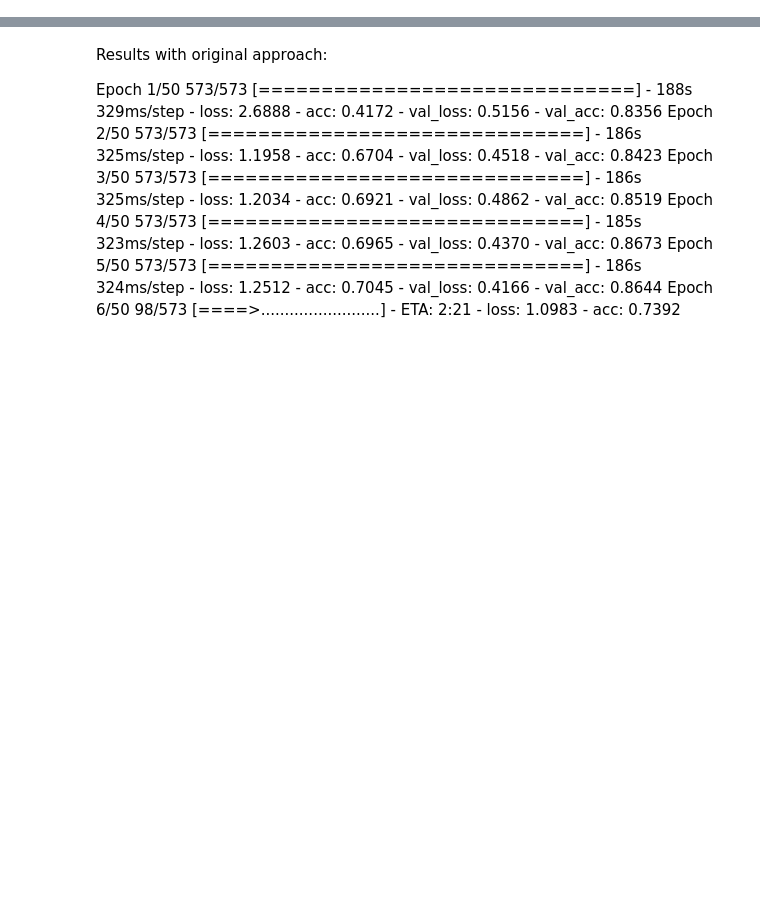
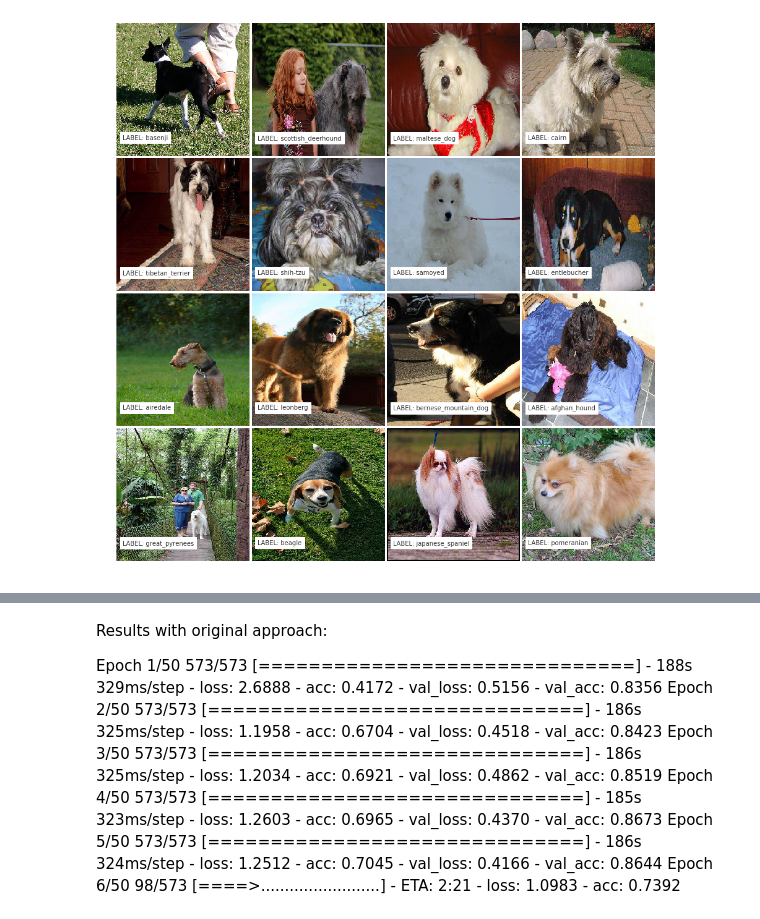
Before and after one commit to DeepBodapati/Kaggle_Dog_Breeds, a Jupyter notebook: Xception_fine_tuning.ipynb, the cells around one changed output, grey strips where cells are left out. Drawn from its saved outputs; the diff is of its cells as text; code cells hidden in the pictures; blank space fills up the shorter version.

```diff
--- a/Xception_fine_tuning.ipynb
+++ b/Xception_fine_tuning.ipynb
@@ -21,11 +19,14 @@ print("Number of samples: {}".format(len(listdir(join(data_dir, 'train')))))
 # %%
-from sklearn.preprocessing import LabelEncoder
-label_enc = LabelEncoder()
+selected_breed_list = list(labels.groupby('breed').count().sort_values(by='id', ascending=False).head(NUM_CLASSES).index)
+labels = labels[labels['breed'].isin(selected_breed_list)]
+labels['target'] = 1
+labels['rank'] = labels.groupby('breed').rank()['id']
+labels_pivot = labels.pivot('id', 'breed', 'target').reset_index().fillna(0)
 np.random.seed(seed=SEED)
 rnd = np.random.random(len(labels))
-train_idx = rnd < 0.9
-valid_idx = rnd >= 0.9
-y_train = label_enc.fit_transform(labels["breed"].values)
+train_idx = rnd < 0.8
+valid_idx = rnd >= 0.8
+y_train = labels_pivot[selected_breed_list].values
 ytr = y_train[train_idx]
 yv = y_train[valid_idx]
 # %%
@@ -46,19 +49,20 @@ def read_img(img_id, train_or_test, size):
-# %%
-import matplotlib.pyplot as plt
-%matplotlib inline
-
-def show_img(img, label, ax):
-    ax.imshow(img / 255.)
-    ax.text(10, 200, 'LABEL: {}'.format(label), color='k', backgroundcolor='w', alpha=0.8)
-    ax.axis('off')
-
-
-fig = plt.figure(1, figsize=(16, 16))
-grid = ImageGrid(fig, 111, nrows_ncols=(3, 3), axes_pad=0.05)
-for i, idx in enumerate(np.random.choice(list(range(len(labels))), size=9)):
-    ax = grid[i]
-    show_img(read_img(labels['id'][idx], "train", (299, 299)), label=labels['breed'][idx], ax=ax)
-plt.show()
+# %%
+import matplotlib.pyplot as plt
+%matplotlib inline
+
+j = int(np.sqrt(NUM_CLASSES))
+i = int(np.ceil(1. * NUM_CLASSES / j))
+fig = plt.figure(1, figsize=(16, 16))
+grid = ImageGrid(fig, 111, nrows_ncols=(i, j), axes_pad=0.05)
+for i, (img_id, breed) in enumerate(labels.loc[labels['rank'] == 1, ['id', 'breed']].values):
+    ax = grid[i]
+    img = read_img(img_id, 'train', (229, 229))
+    ax.imshow(img / 255.)
+    ax.text(10, 200, 'LABEL: %s' % breed, color='k', backgroundcolor='w', alpha=0.8)
+    ax.axis('off')
+plt.show()
+# %% [output]
+[figure, added]
 # %%
 # options
 INPUT_SIZE = 299
```
Also changed, not shown: parts of 6 cells of this notebook.
